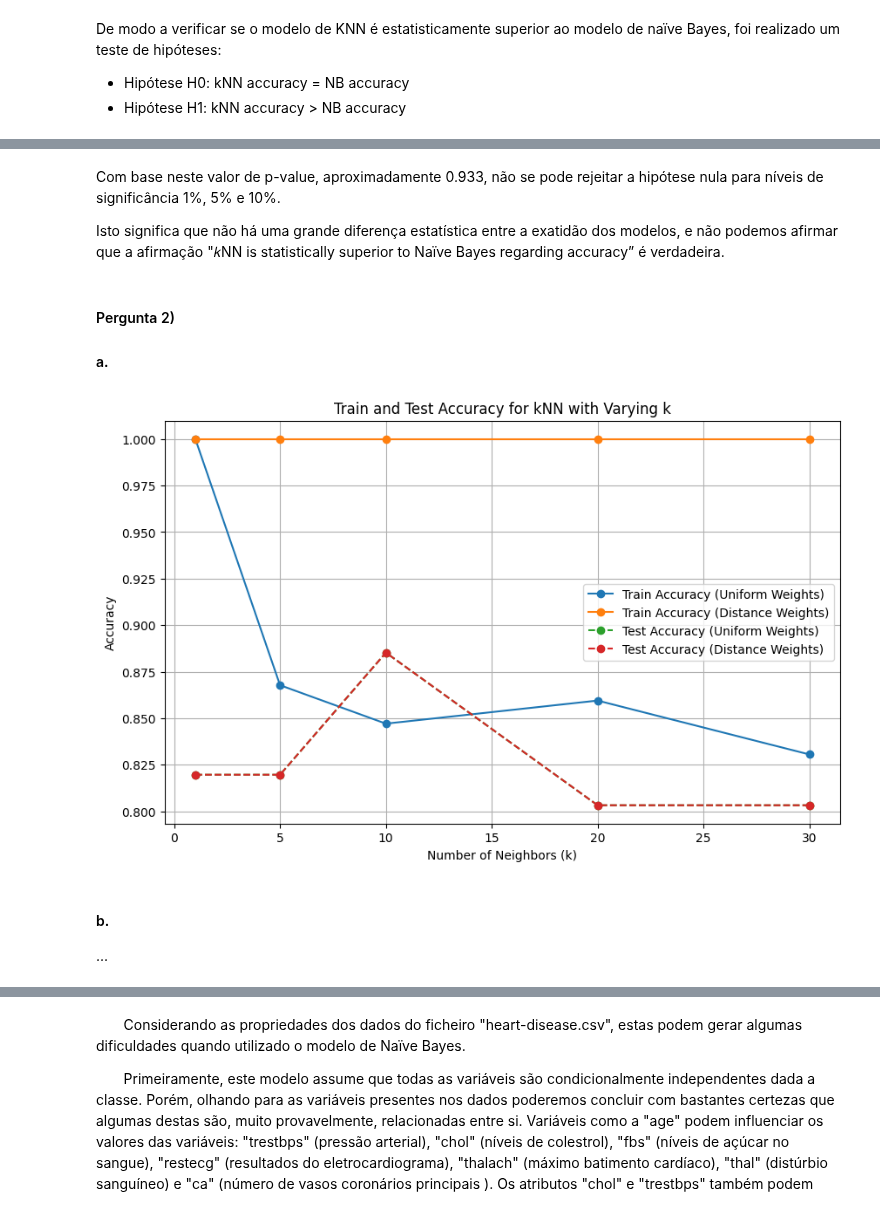
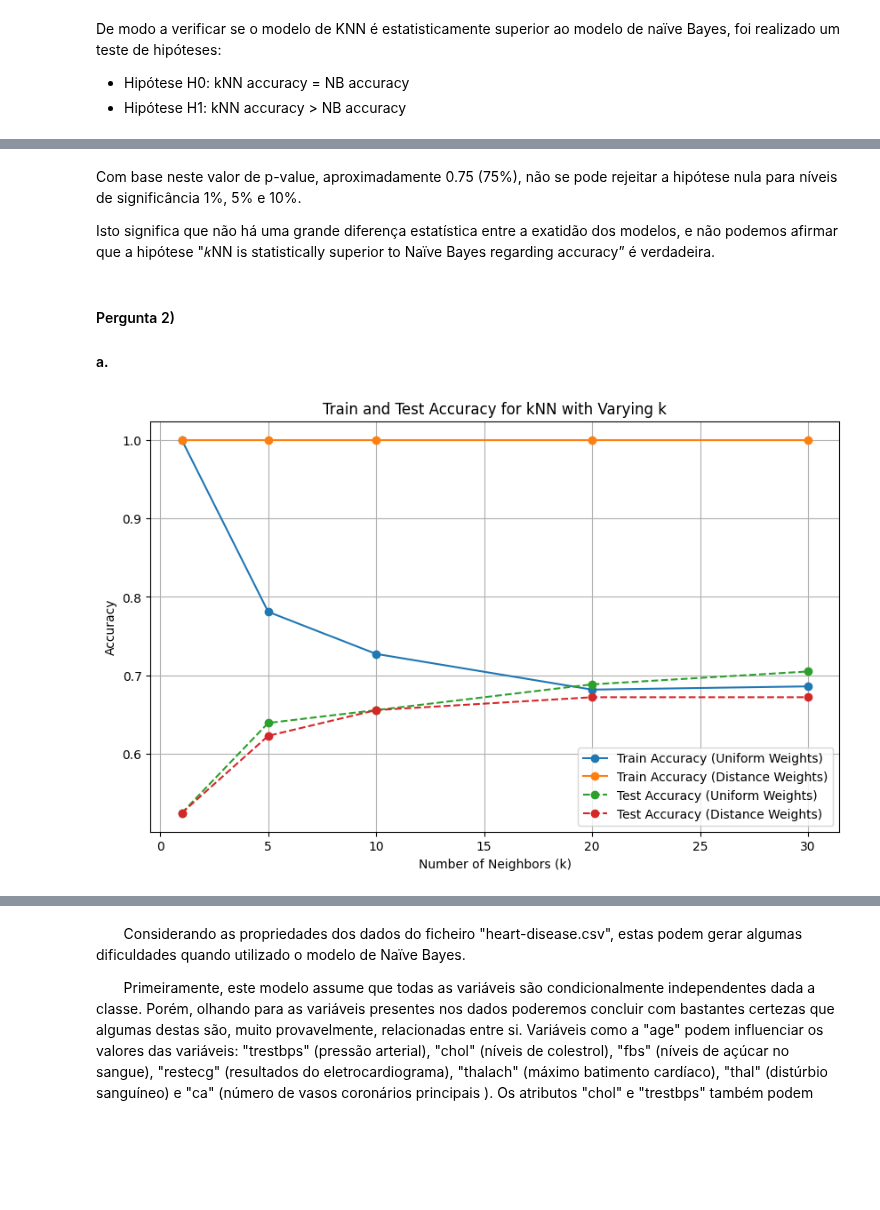
Before and after one commit to leocfig/Apren-24-25, a Jupyter notebook: HW2/G041.ipynb, the cells around one changed output, grey strips where cells are left out. Saved outputs shown, nothing was run; the diff lists cells and outputs as text; code cells hidden in the pictures; blank space fills up the shorter version.

```diff
--- a/HW2/G041.ipynb
+++ b/HW2/G041.ipynb
@@ -107,7 +114,7 @@ p-value = 0.2537311948784664
 # %% [markdown]
-Com base neste valor de p-value, aproximadamente 0.933, não se pode rejeitar a hipótese nula para níveis de significância 1%, 5% e 10%.
+Com base neste valor de p-value, aproximadamente 0.75 (75%), não se pode rejeitar a hipótese nula para níveis de significância 1%, 5% e 10%.
 
-Isto significa que não há uma grande diferença estatística entre a exatidão dos modelos, e não podemos afirmar que a afirmação "𝑘NN is statistically superior to Naïve Bayes regarding accuracy” é verdadeira.
+Isto significa que não há uma grande diferença estatística entre a exatidão dos modelos, e não podemos afirmar que a hipótese "𝑘NN is statistically superior to Naïve Bayes regarding accuracy” é verdadeira.
 # %% [markdown]
 #### Pergunta 2)
 #### a.
@@ -129,11 +136,6 @@ y = df['target']
 # 80-20 training-testing split
 X_train, X_test, y_train, y_test = train_test_split(X, y, train_size=0.8, random_state=0)
 
-# Scale the training and test data
-scaler = StandardScaler()
-X_train_scaled = scaler.fit_transform(X_train)
-X_test_scaled = scaler.transform(X_test)
-
 k_values = [1, 5, 10, 20, 30]
 
 train_accs_uniform = []
@@ -144,45 +146,42 @@ test_accs_distance = []
 for k in k_values:
     # Uniform weights
     knn_uniform = KNeighborsClassifier(n_neighbors=k, weights='uniform')
-    knn_uniform.fit(X_train_scaled, y_train)
+    knn_uniform.fit(X_train, y_train)
 
-    train_pred_uniform = knn_uniform.predict(X_train_scaled)
-    test_pred_uniform = knn_uniform.predict(X_test_scaled)
+    train_pred_uniform = knn_uniform.predict(X_train)
+    test_pred_uniform = knn_uniform.predict(X_test)
 
     train_accs_uniform.append(accuracy_score(y_train, train_pred_uniform))
     test_accs_uniform.append(accuracy_score(y_test, test_pred_uniform))
 
 
     # Distance weights
     knn_distance = KNeighborsClassifier(n_neighbors=k, weights='distance')
-    knn_distance.fit(X_train_scaled, y_train)
+    knn_distance.fit(X_train, y_train)
 
-    train_pred_distance = knn_distance.predict(X_train_scaled)
-    test_pred_distance = knn_distance.predict(X_test_scaled)
+    train_pred_distance = knn_distance.predict(X_train)
+    test_pred_distance = knn_distance.predict(X_test)
 
     train_accs_distance.append(accuracy_score(y_train, train_pred_distance))
     test_accs_distance.append(accuracy_score(y_test, test_pred_distance))
 
 
 # Plot the train an test accuracies for each model
 plt.figure(figsize=(10, 6))
 
 # Train accuracy
 plt.plot(k_values, train_accs_uniform, label='Train Accuracy (Uniform Weights)', marker='o')
 plt.plot(k_values, train_accs_distance, label='Train Accuracy (Distance Weights)', marker='o')
 
 # Test accuracy
 plt.plot(k_values, test_accs_uniform, label='Test Accuracy (Uniform Weights)', marker='o', linestyle='--')
 plt.plot(k_values, test_accs_distance, label='Test Accuracy (Distance Weights)', marker='o', linestyle='--')
 
 plt.xlabel('Number of Neighbors (k)')
 plt.ylabel('Accuracy')
 plt.title('Train and Test Accuracy for kNN with Varying k')
 plt.legend()
 plt.grid(True)
 plt.show()
 # %% [output]
-[figure, old version]
+[figure, new version]
-# %% [markdown]
-#### b.
-...
```
Also changed, not shown: parts of 5 cells of this notebook.
